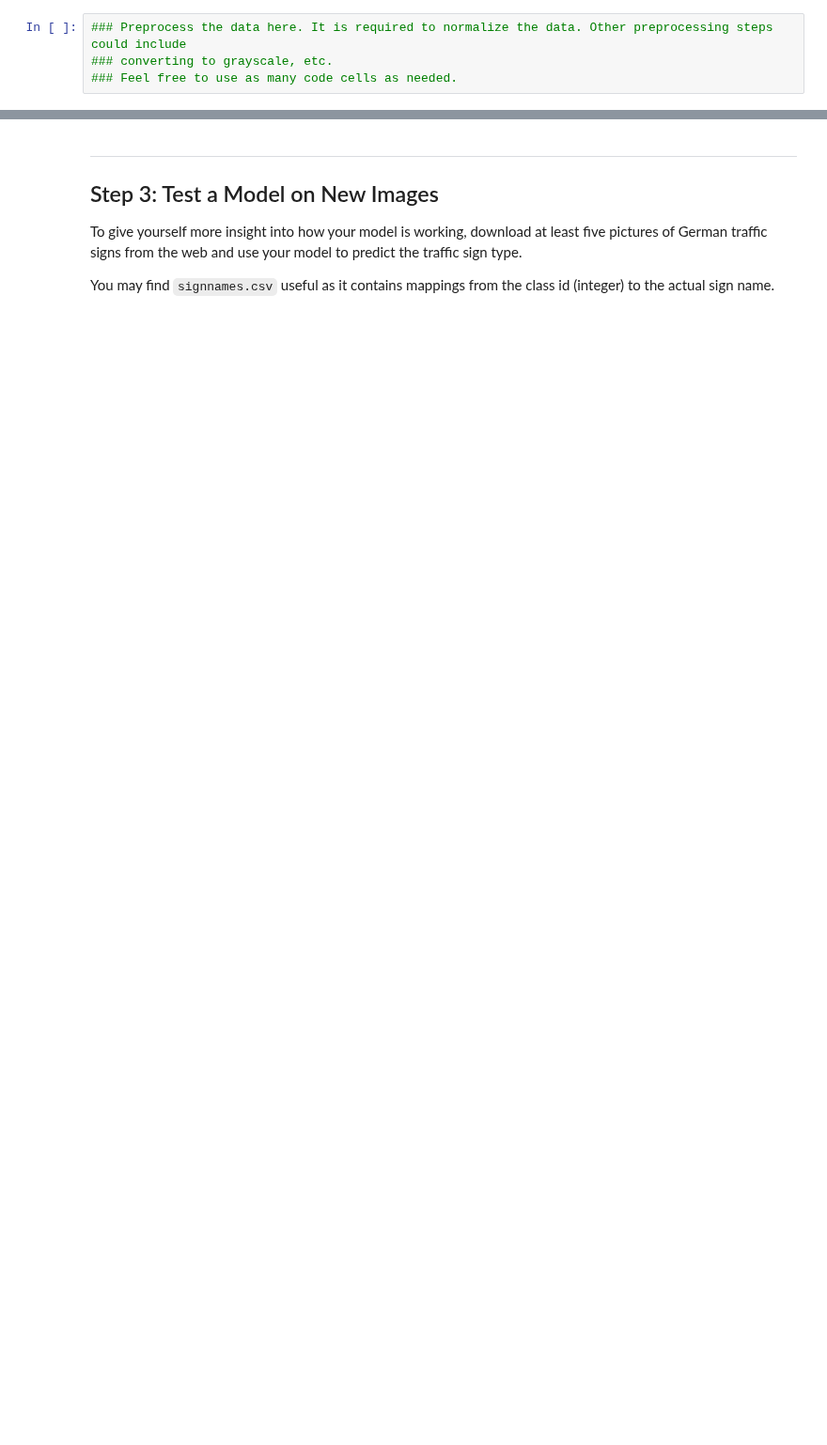
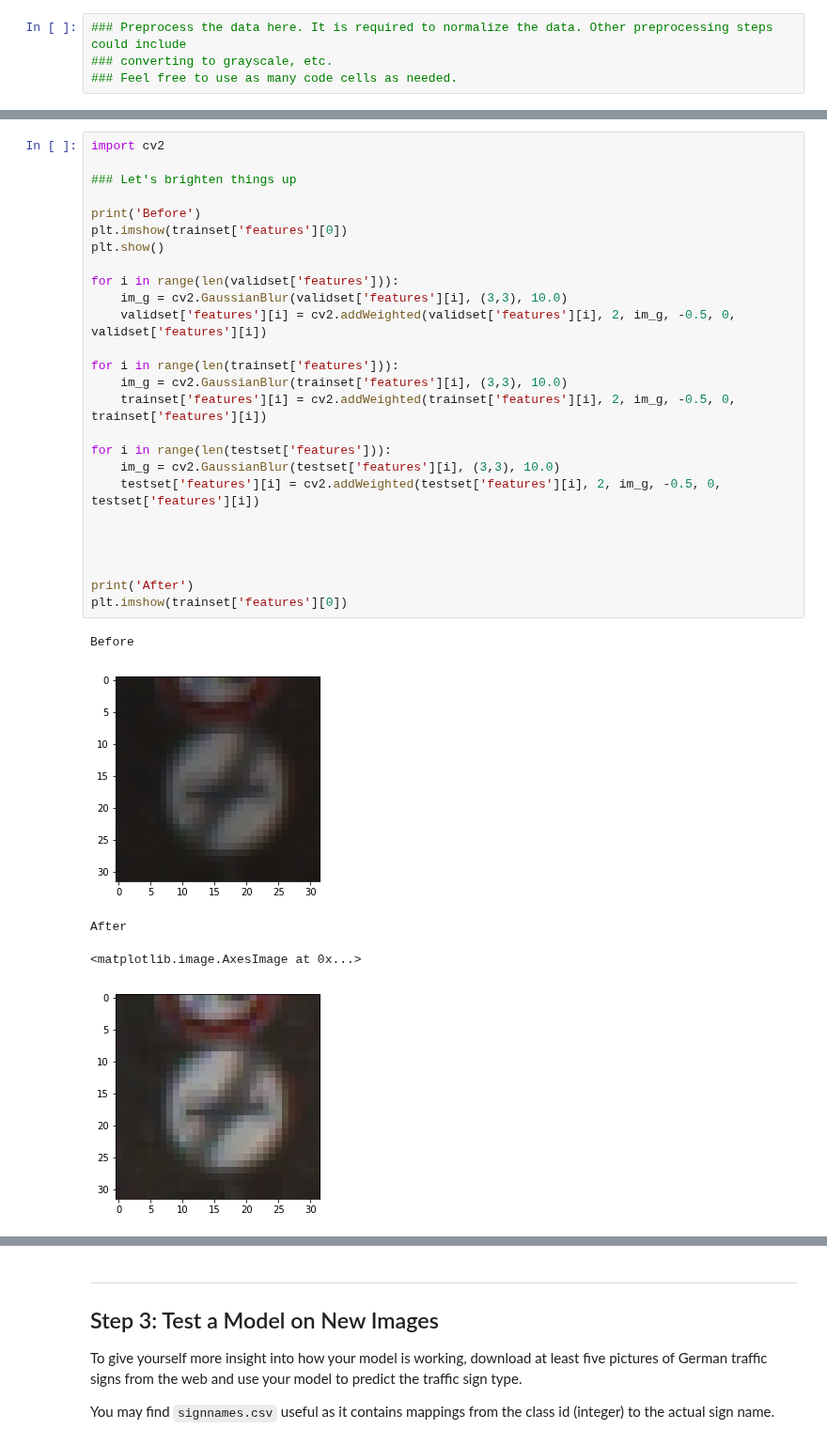
Before and after one commit to udacitycourse/CarND-Traffic-Sign-Classifier-Project-master, a Jupyter notebook: Traffic_Sign_Classifier.ipynb, the cells around one changed output, grey strips where cells are left out. Shown at 94% size. Cells and saved outputs as stored; diff of their text form; blank space fills up the shorter version.

```diff
--- a/Traffic_Sign_Classifier.ipynb
+++ b/Traffic_Sign_Classifier.ipynb
@@ -148,0 +263,32 @@ sets imply underfitting. A high accuracy on the training set but low accuracy on
+# %%
+import cv2
+
+### Let's brighten things up
+
+print('Before')
+plt.imshow(trainset['features'][0])
+plt.show()
+
+for i in range(len(validset['features'])):
+    im_g = cv2.GaussianBlur(validset['features'][i], (3,3), 10.0)
+    validset['features'][i] = cv2.addWeighted(validset['features'][i], 2, im_g, -0.5, 0, validset['features'][i])
+
+for i in range(len(trainset['features'])):
+    im_g = cv2.GaussianBlur(trainset['features'][i], (3,3), 10.0)
+    trainset['features'][i] = cv2.addWeighted(trainset['features'][i], 2, im_g, -0.5, 0, trainset['features'][i])
+
+for i in range(len(testset['features'])):
+    im_g = cv2.GaussianBlur(testset['features'][i], (3,3), 10.0)
+    testset['features'][i] = cv2.addWeighted(testset['features'][i], 2, im_g, -0.5, 0, testset['features'][i])
+
+
+
+
+print('After')
+plt.imshow(trainset['features'][0])
+# %% [output]
+Before
+[figure, added]
+After
+<matplotlib.image.AxesImage at 0x...>
+[figure, added]
```
Also changed, not shown: parts of 40 cells of this notebook, 6 other files.
